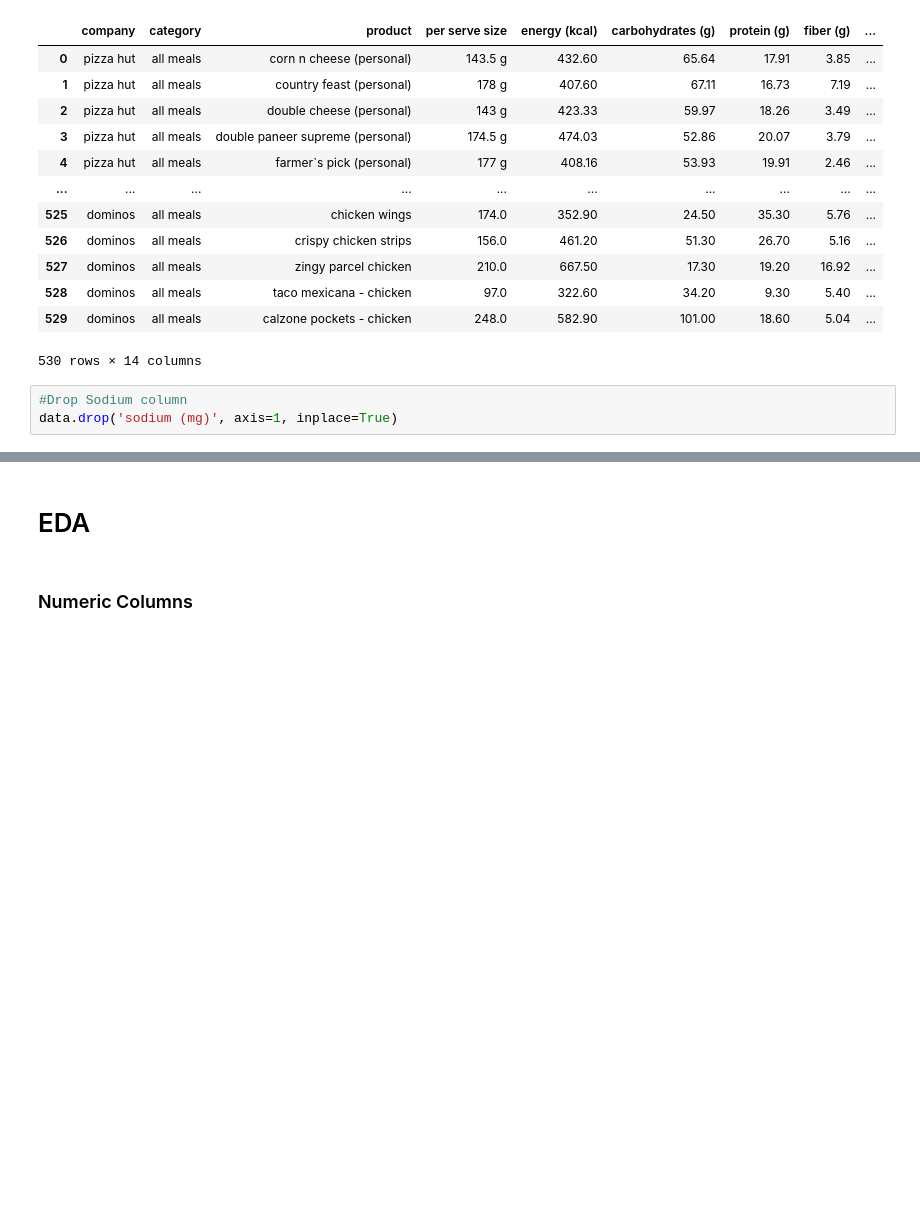
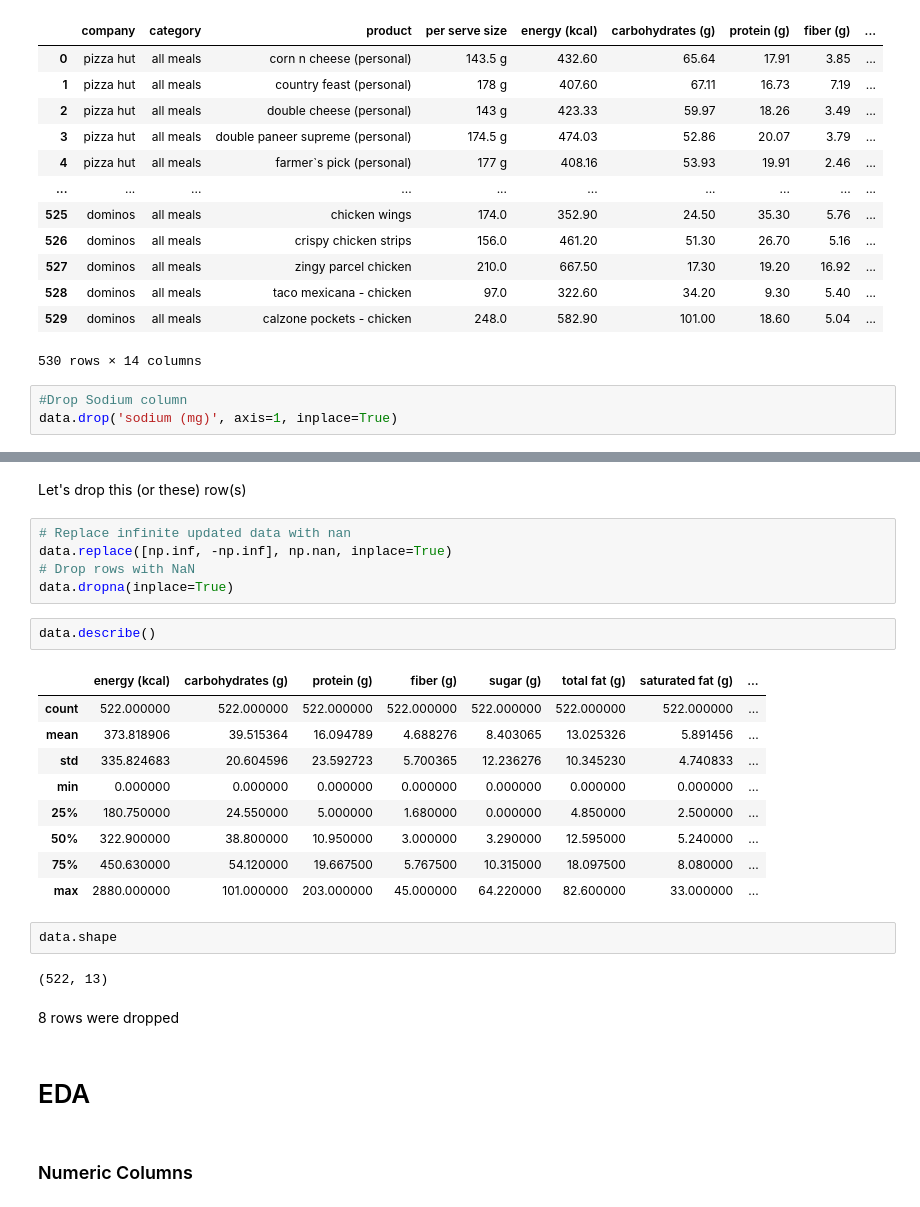
Before and after one commit to NicoGiamm/MachineLearning-DataScience_smallprojects, a Jupyter notebook: Fast Food Nutritional Values/Fast_food_analysis.ipynb, the cells around one changed output, grey strips where cells are left out. Cells and saved outputs as stored; diff of their text form; blank space fills up the shorter version.

```diff
--- a/Fast Food Nutritional Values/Fast_food_analysis.ipynb
+++ b/Fast Food Nutritional Values/Fast_food_analysis.ipynb
@@ -78,3 +110,28 @@ data.drop('sodium (mg)', axis=1, inplace=True)
+# %% [markdown]
+Let's drop this (or these) row(s)
+# %%
+# Replace infinite updated data with nan
+data.replace([np.inf, -np.inf], np.nan, inplace=True)
+# Drop rows with NaN
+data.dropna(inplace=True)
+# %%
+data.describe()
+# %% [output]
+|  | energy (kcal) | carbohydrates (g) | protein (g) | fiber (g) | sugar (g) | total fat (g) | saturated fat (g) | ... |
+| count | 522.000000 | 522.000000 | 522.000000 | 522.000000 | 522.000000 | 522.000000 | 522.000000 | ... |
+| mean | 373.818906 | 39.515364 | 16.094789 | 4.688276 | 8.403065 | 13.025326 | 5.891456 | ... |
+| std | 335.824683 | 20.604596 | 23.592723 | 5.700365 | 12.236276 | 10.345230 | 4.740833 | ... |
+| min | 0.000000 | 0.000000 | 0.000000 | 0.000000 | 0.000000 | 0.000000 | 0.000000 | ... |
+| 25% | 180.750000 | 24.550000 | 5.000000 | 1.680000 | 0.000000 | 4.850000 | 2.500000 | ... |
+| 50% | 322.900000 | 38.800000 | 10.950000 | 3.000000 | 3.290000 | 12.595000 | 5.240000 | ... |
+| 75% | 450.630000 | 54.120000 | 19.667500 | 5.767500 | 10.315000 | 18.097500 | 8.080000 | ... |
+| max | 2880.000000 | 101.000000 | 203.000000 | 45.000000 | 64.220000 | 82.600000 | 33.000000 | ... |
+# %%
+data.shape
+# %% [output]
+(522, 13)
+# %% [markdown]
+8 rows were dropped
 # %% [markdown]
 # EDA
 # %% [markdown]
```
Also changed, not shown: parts of 8 cells of this notebook.
